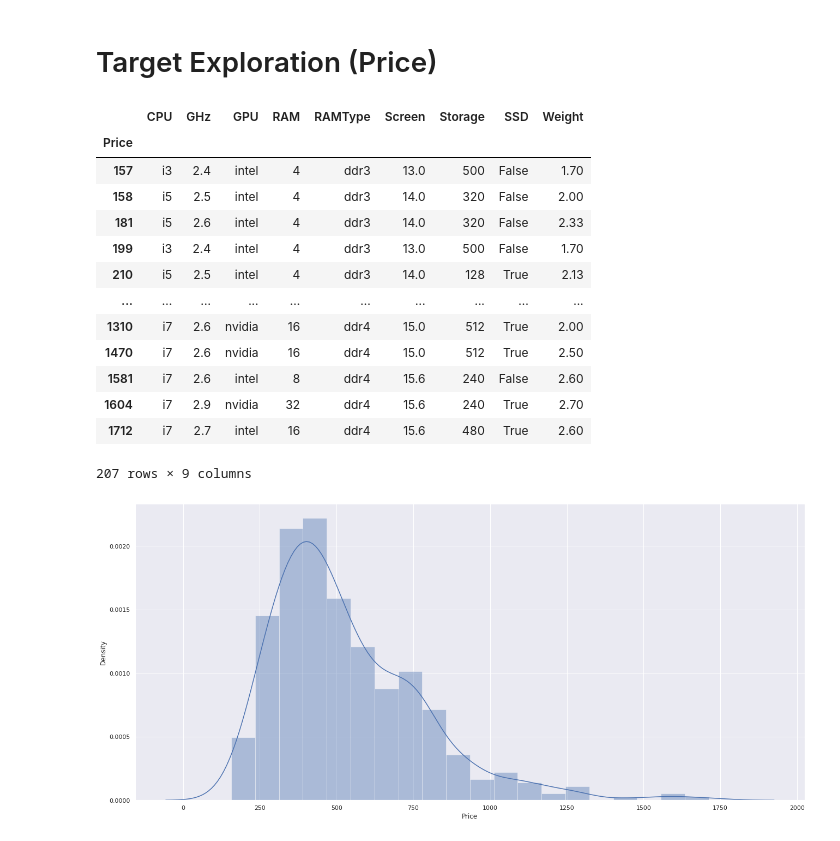
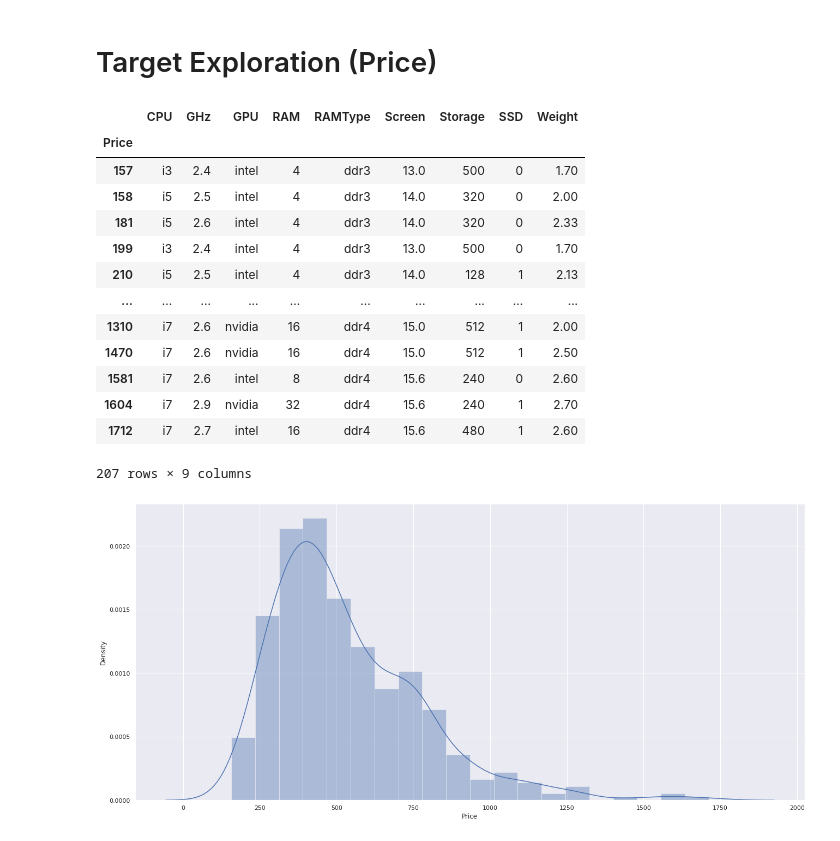
Before and after one commit to danielAdama/laptop-price-prediction, a Jupyter notebook: src/LaptopPriceTrainer/LaptopDataPreparation.ipynb, the cells around one changed output. Saved outputs shown, nothing was run; the diff lists cells and outputs as text; code cells hidden in the pictures.

```diff
--- a/src/LaptopPriceTrainer/LaptopDataPreparation.ipynb
+++ b/src/LaptopPriceTrainer/LaptopDataPreparation.ipynb
@@ -18,6 +18,8 @@ warnings.simplefilter('ignore', UserWarning)
 # Exploratory Data Analysis & Pre-processing
 # %%
 dataPath = '/home/daniel/Desktop/programming/pythondatascience/datascience/c_sharp/learn_resources/C-sharp-tutorials/laptop-price-prediction/src/LaptopPriceTrainer'
-olddata = pd.read_csv(os.path.join(dataPath,'laptoppricesUS.csv'), delimiter='\t')
-olddata.head()
+data = pd.read_csv(os.path.join(dataPath,'laptoppricesUS.csv'), delimiter='\t')
+print(data.shape)
+print(data.info())
+data.head()
 # %% [output]
@@ -27,9 +48,3 @@ olddata.head()
 | 2 | i5 | 2.5 | intel | 8 | ddr3 | 13.3 | 500 | False | 2.0 | 558 |
 | 3 | i5 | 1.4 | intel | 4 | ddr3 | 11.6 | 128 | True | 1.0 | 485 |
 | 4 | i5 | 1.3 | intel | 4 | ddr3 | 11.6 | 128 | True | 1.0 | 421 |
-# %%
-# data.to_csv('laptoppricesnew.csv')
-data = pd.read_csv(os.path.join(dataPath,'laptoppricesnew.csv'), index_col=0)
-print(data.shape)
-print(data.info())
-data.head()
@@ -62,21 +51,22 @@ None
 # %% [markdown]
 # Target Exploration (Price)
 # %%
+data['SSD'] = 1*data.SSD
 data.groupby('Price').first()
 # %% [output]
 |  | CPU | GHz | GPU | RAM | RAMType | Screen | Storage | SSD | Weight |
 | Price |  |  |  |  |  |  |  |  |  |
-| 157 | i3 | 2.4 | intel | 4 | ddr3 | 13.0 | 500 | False | 1.70 |
-| 158 | i5 | 2.5 | intel | 4 | ddr3 | 14.0 | 320 | False | 2.00 |
-| 181 | i5 | 2.6 | intel | 4 | ddr3 | 14.0 | 320 | False | 2.33 |
-| 199 | i3 | 2.4 | intel | 4 | ddr3 | 13.0 | 500 | False | 1.70 |
-| 210 | i5 | 2.5 | intel | 4 | ddr3 | 14.0 | 128 | True | 2.13 |
+| 157 | i3 | 2.4 | intel | 4 | ddr3 | 13.0 | 500 | 0 | 1.70 |
+| 158 | i5 | 2.5 | intel | 4 | ddr3 | 14.0 | 320 | 0 | 2.00 |
+| 181 | i5 | 2.6 | intel | 4 | ddr3 | 14.0 | 320 | 0 | 2.33 |
+| 199 | i3 | 2.4 | intel | 4 | ddr3 | 13.0 | 500 | 0 | 1.70 |
+| 210 | i5 | 2.5 | intel | 4 | ddr3 | 14.0 | 128 | 1 | 2.13 |
 | ... | ... | ... | ... | ... | ... | ... | ... | ... | ... |
-| 1310 | i7 | 2.6 | nvidia | 16 | ddr4 | 15.0 | 512 | True | 2.00 |
-| 1470 | i7 | 2.6 | nvidia | 16 | ddr4 | 15.0 | 512 | True | 2.50 |
-| 1581 | i7 | 2.6 | intel | 8 | ddr4 | 15.6 | 240 | False | 2.60 |
-| 1604 | i7 | 2.9 | nvidia | 32 | ddr4 | 15.6 | 240 | True | 2.70 |
-| 1712 | i7 | 2.7 | intel | 16 | ddr4 | 15.6 | 480 | True | 2.60 |
+| 1310 | i7 | 2.6 | nvidia | 16 | ddr4 | 15.0 | 512 | 1 | 2.00 |
+| 1470 | i7 | 2.6 | nvidia | 16 | ddr4 | 15.0 | 512 | 1 | 2.50 |
+| 1581 | i7 | 2.6 | intel | 8 | ddr4 | 15.6 | 240 | 0 | 2.60 |
+| 1604 | i7 | 2.9 | nvidia | 32 | ddr4 | 15.6 | 240 | 1 | 2.70 |
+| 1712 | i7 | 2.7 | intel | 16 | ddr4 | 15.6 | 480 | 1 | 2.60 |
 207 rows × 9 columns
 # %%
 sns.distplot(data.Price)
```
Also changed, not shown: parts of 3 cells of this notebook.
